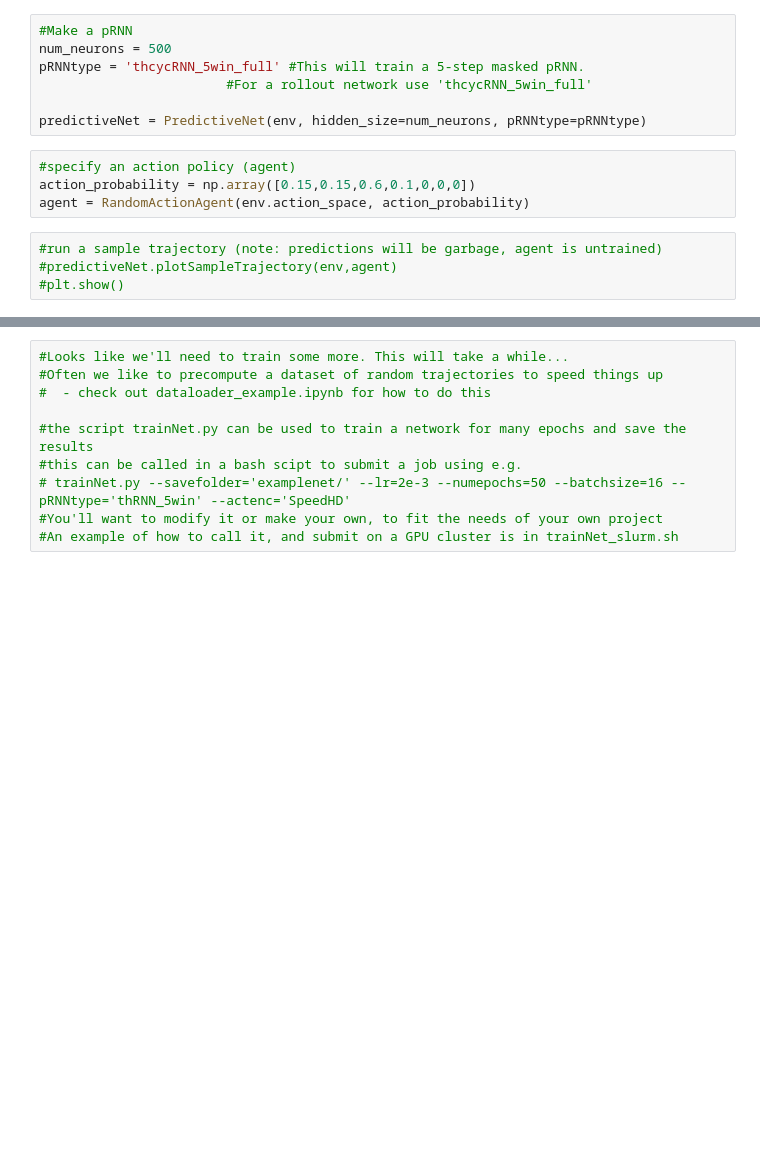
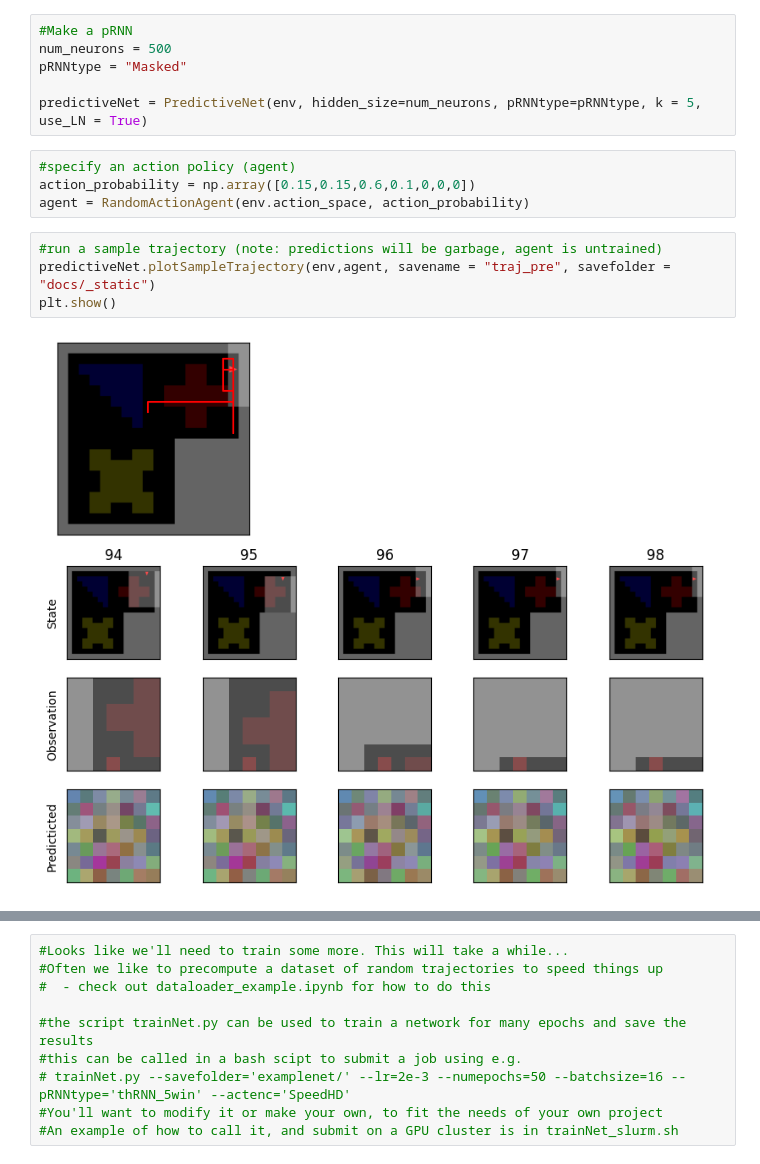
Before and after one commit to LevensteinLab/pRNN, a Jupyter notebook: tutorial.ipynb, the cells around one changed output, grey strips where cells are left out. Drawn from its saved outputs; the diff is of its cells as text; blank space fills up the shorter version.

```diff
--- a/tutorial.ipynb
+++ b/tutorial.ipynb
@@ -33,18 +35,19 @@ plt.show()
 # %%
 #Make a pRNN
 num_neurons = 500
-pRNNtype = 'thcycRNN_5win_full' #This will train a 5-step masked pRNN.
-                        #For a rollout network use 'thcycRNN_5win_full'
+pRNNtype = "Masked"
 
-predictiveNet = PredictiveNet(env, hidden_size=num_neurons, pRNNtype=pRNNtype)
+predictiveNet = PredictiveNet(env, hidden_size=num_neurons, pRNNtype=pRNNtype, k = 5, use_LN = True)
 # %%
 #specify an action policy (agent)
 action_probability = np.array([0.15,0.15,0.6,0.1,0,0,0])
 agent = RandomActionAgent(env.action_space, action_probability)
 # %%
 #run a sample trajectory (note: predictions will be garbage, agent is untrained)
-#predictiveNet.plotSampleTrajectory(env,agent)
-#plt.show()
+predictiveNet.plotSampleTrajectory(env,agent, savename = "traj_pre", savefolder = "docs/_static")
+plt.show()
+# %% [output]
+[figure, added]
 # %%
 #Run one training epoch of 500 trials, each 500 steps long
 sequence_duration = 6 # (500) #minimum 6
```
Also changed, not shown: parts of 6 cells of this notebook, 8 other files.
